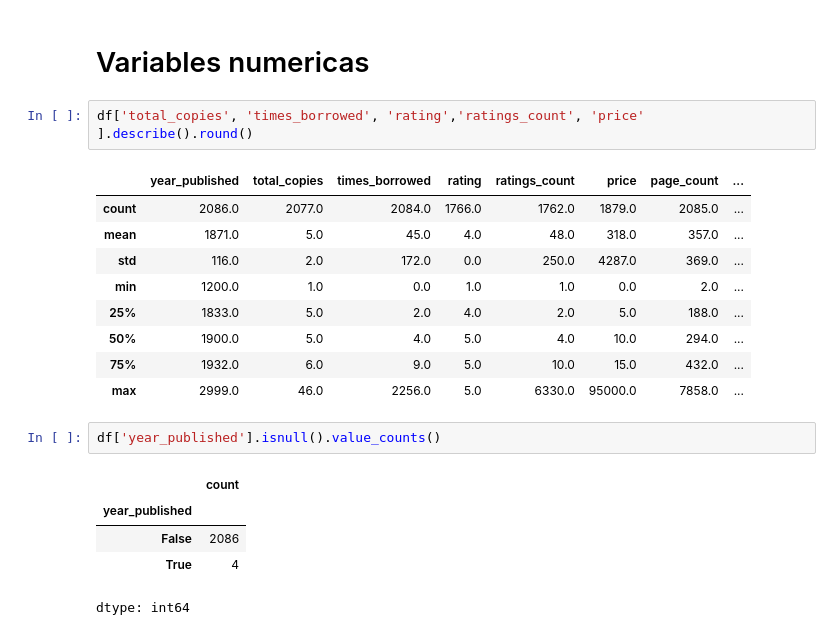
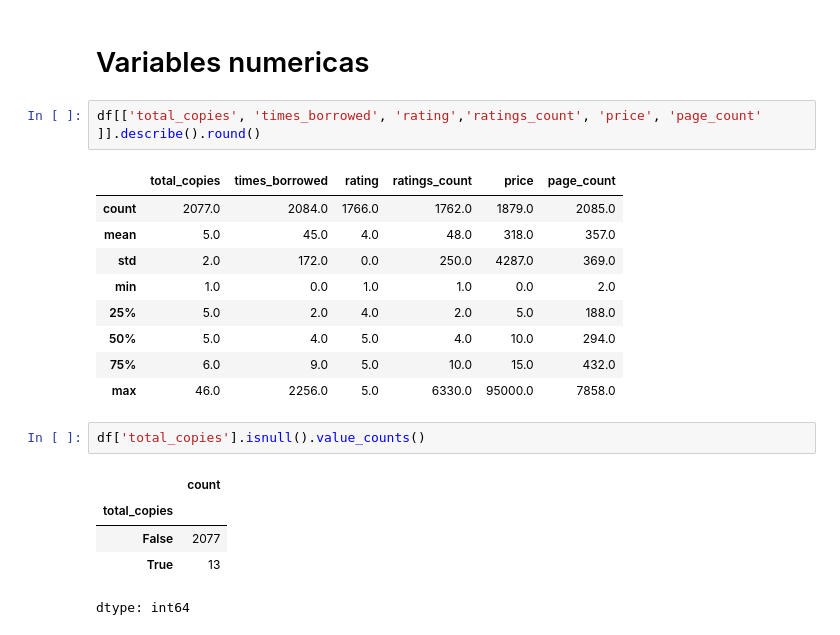
Before and after one commit to DAGP1145/Mineriadedatos, a Jupyter notebook: Analizando_el_dataset.ipynb, the cells around one changed output. Cells and saved outputs as stored; diff of their text form.

```diff
--- a/Analizando_el_dataset.ipynb
+++ b/Analizando_el_dataset.ipynb
@@ -106,22 +106,22 @@ dtype: int64
 # %% [markdown]
 # Variables numericas
 # %%
-df['total_copies', 'times_borrowed', 'rating','ratings_count', 'price' ].describe().round()
+df[['total_copies', 'times_borrowed', 'rating','ratings_count', 'price', 'page_count' ]].describe().round()
 # %% [output]
-|  | year_published | total_copies | times_borrowed | rating | ratings_count | price | page_count | ... |
-| count | 2086.0 | 2077.0 | 2084.0 | 1766.0 | 1762.0 | 1879.0 | 2085.0 | ... |
-| mean | 1871.0 | 5.0 | 45.0 | 4.0 | 48.0 | 318.0 | 357.0 | ... |
-| std | 116.0 | 2.0 | 172.0 | 0.0 | 250.0 | 4287.0 | 369.0 | ... |
-| min | 1200.0 | 1.0 | 0.0 | 1.0 | 1.0 | 0.0 | 2.0 | ... |
-| 25% | 1833.0 | 5.0 | 2.0 | 4.0 | 2.0 | 5.0 | 188.0 | ... |
-| 50% | 1900.0 | 5.0 | 4.0 | 5.0 | 4.0 | 10.0 | 294.0 | ... |
-| 75% | 1932.0 | 6.0 | 9.0 | 5.0 | 10.0 | 15.0 | 432.0 | ... |
-| max | 2999.0 | 46.0 | 2256.0 | 5.0 | 6330.0 | 95000.0 | 7858.0 | ... |
+|  | total_copies | times_borrowed | rating | ratings_count | price | page_count |
+| count | 2077.0 | 2084.0 | 1766.0 | 1762.0 | 1879.0 | 2085.0 |
+| mean | 5.0 | 45.0 | 4.0 | 48.0 | 318.0 | 357.0 |
+| std | 2.0 | 172.0 | 0.0 | 250.0 | 4287.0 | 369.0 |
+| min | 1.0 | 0.0 | 1.0 | 1.0 | 0.0 | 2.0 |
+| 25% | 5.0 | 2.0 | 4.0 | 2.0 | 5.0 | 188.0 |
+| 50% | 5.0 | 4.0 | 5.0 | 4.0 | 10.0 | 294.0 |
+| 75% | 6.0 | 9.0 | 5.0 | 10.0 | 15.0 | 432.0 |
+| max | 46.0 | 2256.0 | 5.0 | 6330.0 | 95000.0 | 7858.0 |
 # %%
-df['year_published'].isnull().value_counts()
+df['total_copies'].isnull().value_counts()
 # %% [output]
 |  | count |
-| year_published |  |
-| False | 2086 |
-| True | 4 |
+| total_copies |  |
+| False | 2077 |
+| True | 13 |
 dtype: int64
```
Also changed, not shown: parts of 4 cells of this notebook.
